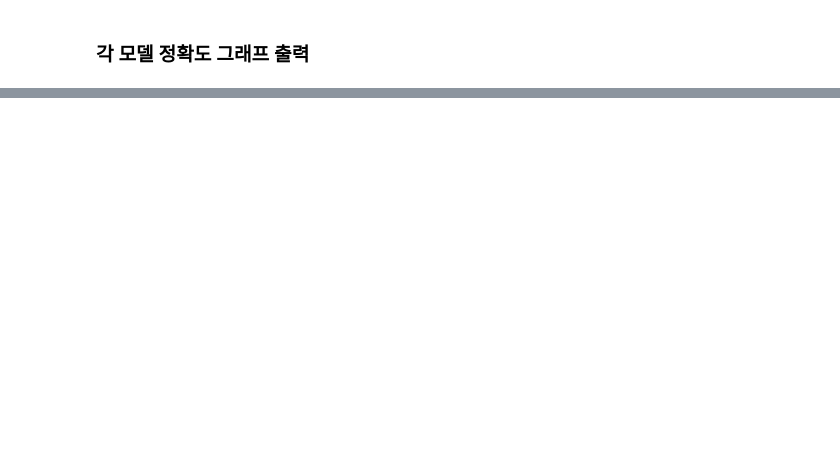
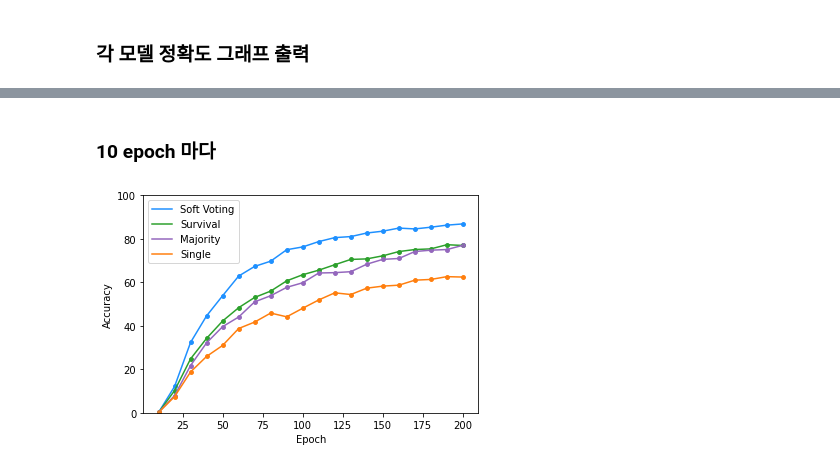
Before and after one commit to aaajeong/Time-Step-Ensemble-in-Arithmetic, a Jupyter notebook: Simpleseq2seq/get_graph.ipynb, the cells around one changed output, grey strips where cells are left out. Saved outputs shown, nothing was run; the diff lists cells and outputs as text; code cells hidden in the pictures; blank space fills up the shorter version.

```diff
--- a/Simpleseq2seq/get_graph.ipynb
+++ b/Simpleseq2seq/get_graph.ipynb
@@ -79,0 +122,36 @@ plt.show()
+# %% [markdown]
+### 10 epoch 마다
+# %%
+n_esb_list = []
+n_sur_list = []
+n_real_list = []
+n_single_list = []
+
+
+for i in range(200):
+    if i % 10 == 0:
+        n_esb_list.append(esb_list[i])
+        n_sur_list.append(sur_list[i])
+        n_real_list.append(real_list[i])
+        n_single_list.append(single_list[i])
+# %%
+# x_values = [5, 10, 15, 20, 25, 30, 35, 40, 45, 50, 55, 60, 65, 70, 75, 80, 85, 90, 95, 100, 105, 110, 115, 120, 125, 130, 135, 140, 145, 150, 155, 160, 165, 170, 175, 180, 185, 190, 195, 200]
+x_values = [10, 20, 30, 40, 50, 60, 70, 80, 90, 100, 110, 120, 130, 140, 150, 160, 170, 180, 190, 200]
+plt.plot(x_values, n_esb_list, color = "dodgerblue")
+plt.scatter(x_values, n_esb_list, c = 'dodgerblue', s=15)
+plt.plot(x_values, n_sur_list, color = "#2ca02c")
+plt.scatter(x_values, n_sur_list, c = '#2ca02c', s=15)
+plt.plot(x_values, n_real_list, color = "#9467bd")
+plt.scatter(x_values, n_real_list, c = '#9467bd', s=15)
+plt.plot(x_values, n_single_list, color = "#ff7f0e")
+plt.scatter(x_values, n_single_list, c = '#ff7f0e', s=15)
+
+plt.legend(['Soft Voting', 'Survival', 'Majority', 'Single'])
+plt.ylim(0, 100)
+plt.xlabel('Epoch')
+plt.ylabel('Accuracy')
+# plt.title('PlusMinus Accuracy')
+plt.savefig('compare Accuacy15.png', dpi=300, bbox_inches='tight', pad_inches=0)
+plt.show()
+# %% [output]
+[figure, added]
```
Also changed, not shown: parts of 6 cells of this notebook, 3 other files.
